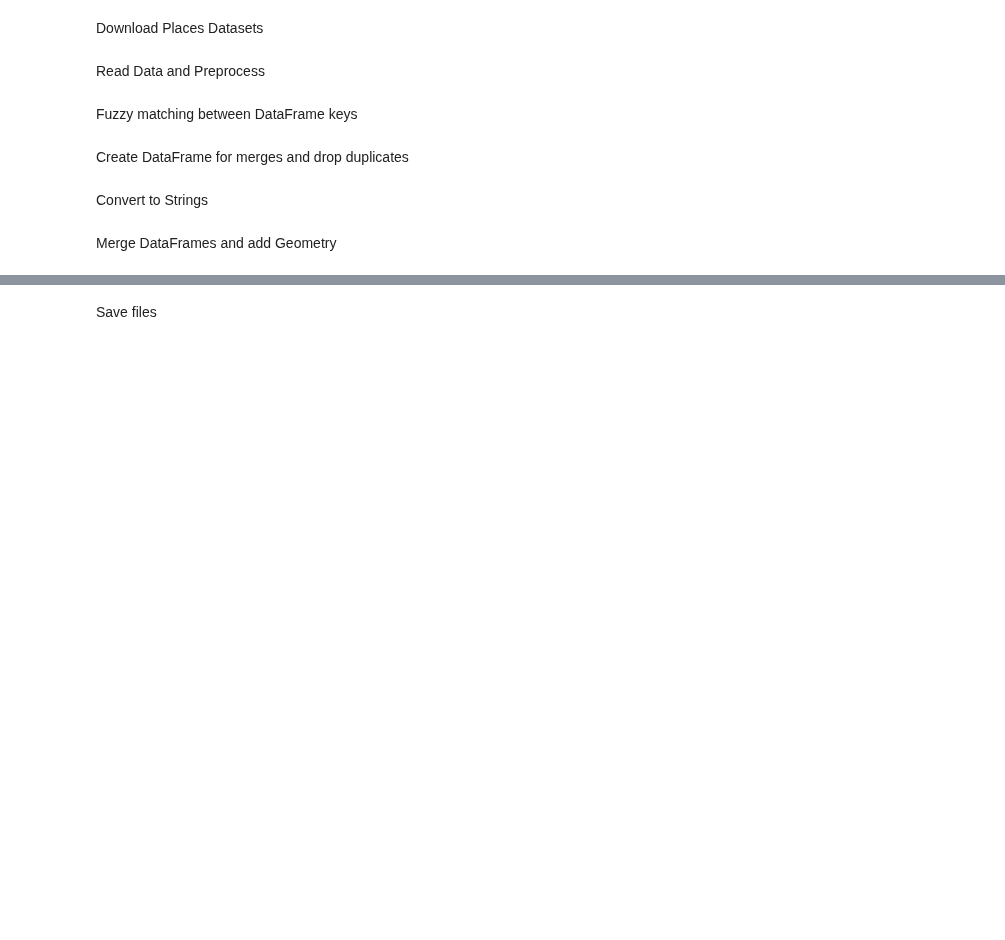
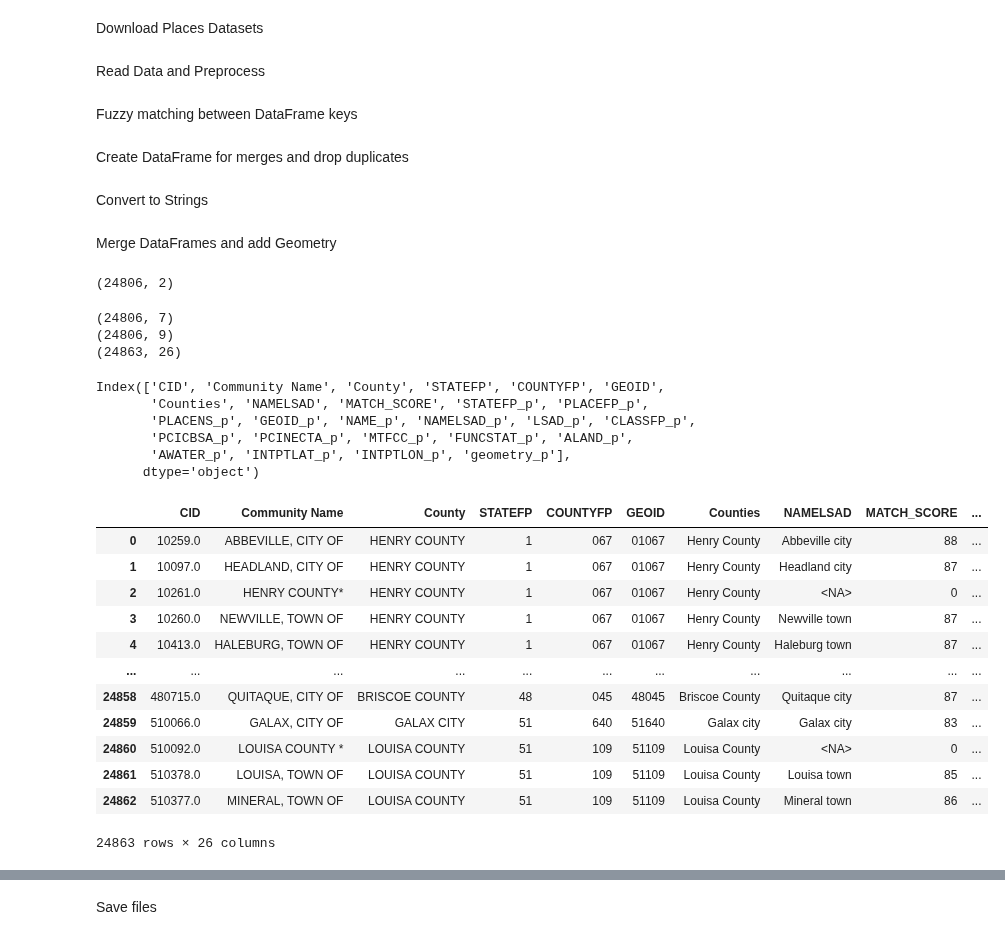
Before and after one commit to f-haces/RECTDNN, a Jupyter notebook: PlacesMatching.ipynb, the cells around one changed output, grey strips where cells are left out. Cells and saved outputs as stored; diff of their text form; code cells hidden in the pictures; blank space fills up the shorter version.

Commit message:
Added places matching for both counties and places. Created workflow to match filenames to GEOIDs and respective polygons

```diff
--- a/PlacesMatching.ipynb
+++ b/PlacesMatching.ipynb
@@ -115,0 +141,4 @@ result_df_final = result_df_1[["CID", "County", "STATEFP", "COUNTYFP" , "GEOID",
+# %%
+list_dicts = {}
+for k, v in gdf_dict.items():
+    list_dicts[k] = gdf_dict[k]["NAMELSAD"].to_list()
@@ -115,0 +177,54 @@ result_df_final = result_df_1[["CID", "County", "STATEFP", "COUNTYFP" , "GEOID",
+# %%
+merged_df.shape
+# %% [output]
+(24806, 2)
+# %%
+merged_df = pd.DataFrame(merged_data, columns=['CID', "NAMELSAD"])
+
+merged_df[['NAMELSAD']] = merged_df[["NAMELSAD"]].astype(pd.StringDtype())
+merged_df = merged_df.drop_duplicates()
+# %%
+# Convert the dictionary values (GeoDataFrames) into a list
+gdf_list = list(gdf_dict.values())
+
+# Merge all GeoDataFrames into a single large GeoDataFrame
+places_dfs = pd.concat(gdf_list, ignore_index=True)
+places_dfs["STATEFP"] = places_dfs["STATEFP"].astype(np.int32)
+result_df["STATEFP"] = result_df["STATEFP"].astype(np.int32)
+# %%
+print(result_df.shape)
+result_df_1 = pd.merge(result_df, merged_df, right_on=['CID'], left_on=['CID'], how='left')
+result_df_1['MATCH_SCORE'] = scores
+print(result_df_1.shape)
+result_df_1 = pd.merge(result_df_1, places_dfs.add_suffix("_p"), right_on=['NAMELSAD_p', 'STATEFP_p'], left_on=['NAMELSAD',"STATEFP"], how='left')
+print(result_df_1.shape)
+# %% [output]
+(24806, 7)
+(24806, 9)
+(24863, 26)
+# %%
+result_df_1.keys()
+# %% [output]
+Index(['CID', 'Community Name', 'County', 'STATEFP', 'COUNTYFP', 'GEOID',
+       'Counties', 'NAMELSAD', 'MATCH_SCORE', 'STATEFP_p', 'PLACEFP_p',
+       'PLACENS_p', 'GEOID_p', 'NAME_p', 'NAMELSAD_p', 'LSAD_p', 'CLASSFP_p',
+       'PCICBSA_p', 'PCINECTA_p', 'MTFCC_p', 'FUNCSTAT_p', 'ALAND_p',
+       'AWATER_p', 'INTPTLAT_p', 'INTPTLON_p', 'geometry_p'],
+      dtype='object')
+# %%
+result_df_1.loc[result_df_1['GEOID_p'].isnull(),'GEOID_p'] = result_df_1['GEOID']
+result_df_1
+# %% [output]
+|  | CID | Community Name | County | STATEFP | COUNTYFP | GEOID | Counties | NAMELSAD | MATCH_SCORE | ... |
+| 0 | 10259.0 | ABBEVILLE, CITY OF | HENRY COUNTY | 1 | 067 | 01067 | Henry County | Abbeville city | 88 | ... |
+| 1 | 10097.0 | HEADLAND, CITY OF | HENRY COUNTY | 1 | 067 | 01067 | Henry County | Headland city | 87 | ... |
+| 2 | 10261.0 | HENRY COUNTY* | HENRY COUNTY | 1 | 067 | 01067 | Henry County | <NA> | 0 | ... |
+| 3 | 10260.0 | NEWVILLE, TOWN OF | HENRY COUNTY | 1 | 067 | 01067 | Henry County | Newville town | 87 | ... |
+| 4 | 10413.0 | HALEBURG, TOWN OF | HENRY COUNTY | 1 | 067 | 01067 | Henry County | Haleburg town | 87 | ... |
+| ... | ... | ... | ... | ... | ... | ... | ... | ... | ... | ... |
+| 24858 | 480715.0 | QUITAQUE, CITY OF | BRISCOE COUNTY | 48 | 045 | 48045 | Briscoe County | Quitaque city | 87 | ... |
+| 24859 | 510066.0 | GALAX, CITY OF | GALAX CITY | 51 | 640 | 51640 | Galax city | Galax city | 83 | ... |
+| 24860 | 510092.0 | LOUISA COUNTY * | LOUISA COUNTY | 51 | 109 | 51109 | Louisa County | <NA> | 0 | ... |
+| 24861 | 510378.0 | LOUISA, TOWN OF | LOUISA COUNTY | 51 | 109 | 51109 | Louisa County | Louisa town | 85 | ... |
+| 24862 | 510377.0 | MINERAL, TOWN OF | LOUISA COUNTY | 51 | 109 | 51109 | Louisa County | Mineral town | 86 | ... |
+24863 rows × 26 columns
```
Also changed, not shown: parts of 9 cells of this notebook, 1 other file.
